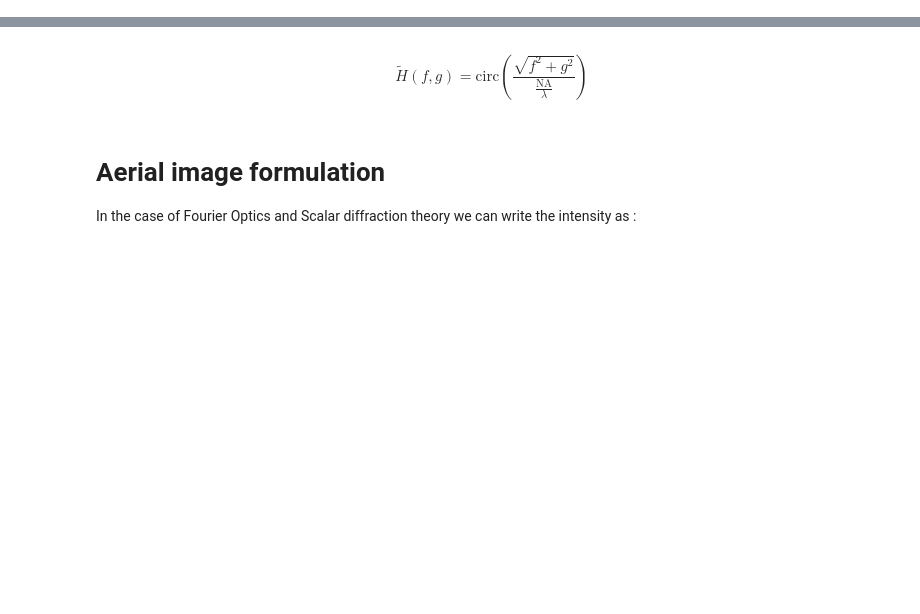
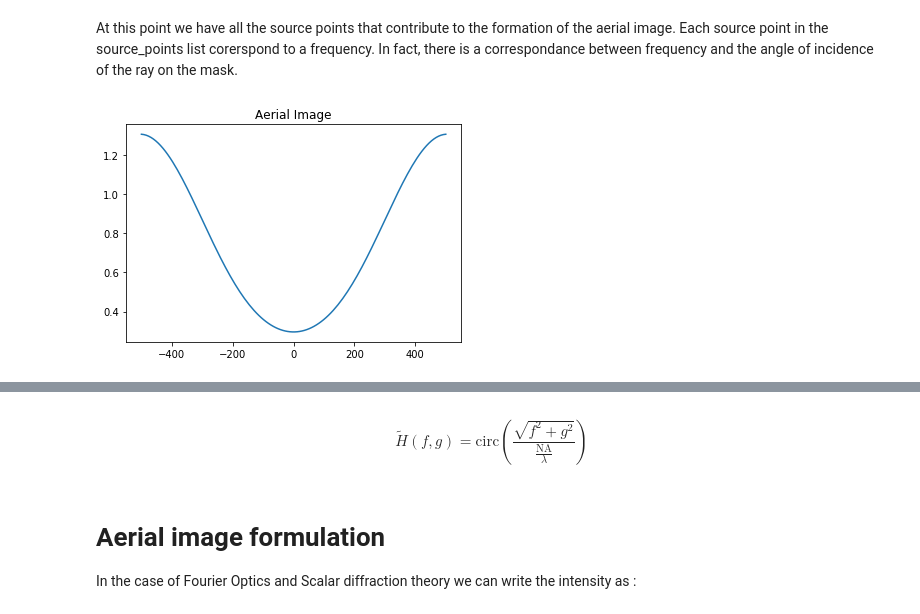
Before and after one commit to pierremifasol/Lithography-Simulation, a Jupyter notebook: Lithography.ipynb, the cells around one changed output, grey strips where cells are left out. Drawn from its saved outputs; the diff is of its cells as text; code cells hidden in the pictures; blank space fills up the shorter version.

```diff
--- a/Lithography.ipynb
+++ b/Lithography.ipynb
@@ -14,2 +50,35 @@ The sources illuminates the mask.
+# %%
+#Define the source radius in image space
+sigma=0.7
+NA=0.57
+wavelength=365.
+freq_support*=wavelength / NA
+# Define the active source points of the circular source
+source_points=[f for f in freq_support if np.abs(f)<=sigma*NA/wavelength]
+# %% [markdown]
+At this point we have all the source points that contribute to the formation of the aerial image.
+Each source point in the source_points list corerspond to a frequency.
+In fact, there is a correspondance between frequency and the angle of incidence of the ray on the mask.
+# %%
+#Initialisation of the aerial image
+aerial_image=np.zeros_like(mask_ft)
+#Compute all source points contribution
+for freq_src in source_points:
+    #Shift of the frequency support relative to the source point frequency
+    freq_msk_shft = [(f - freq_src) * NA / wavelength for f in freq_support]
+    #Shift of the projection lens pupil
+    pupil_shifted = [1 if np.abs(f) <= NA/wavelength else 0 for f in freq_msk_shft]
+    # The pupil applies a low pass filtre to the mask spectrum
+    mask_lpf = np.multiply(mask_ft, pupil_shifted)
+    # Add the contribution of the current src point to the overall aerial image
+    aerial_image += np.abs(np.fft.ifft(mask_lpf)) ** 2
+#Normalisation with number of source points
+aerial_image /= len(source_points)
+#Plotting
+plt.title('Aerial Image')
+plt.plot(x_support,aerial_image)
+plt.show()
+# %% [output]
+[figure, added]
 # %% [markdown]
 <img src="img/hemisphere_target.png" width=500>
```
Also changed, not shown: parts of 9 cells of this notebook.
